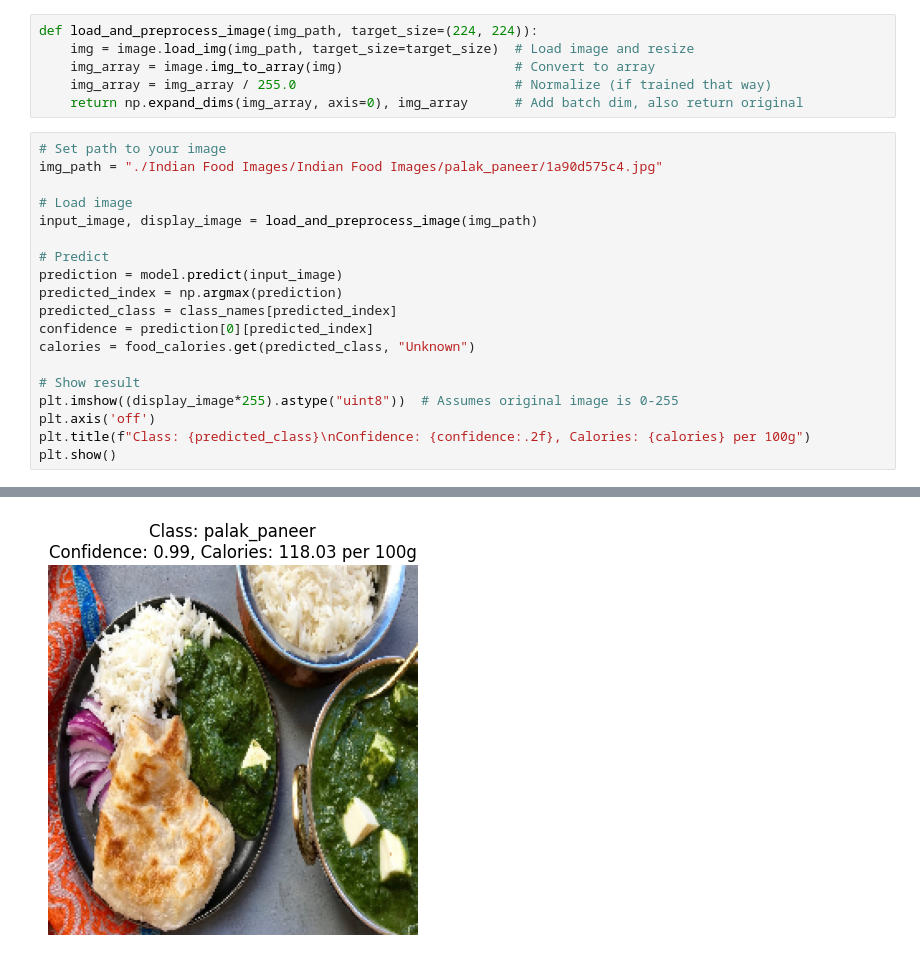
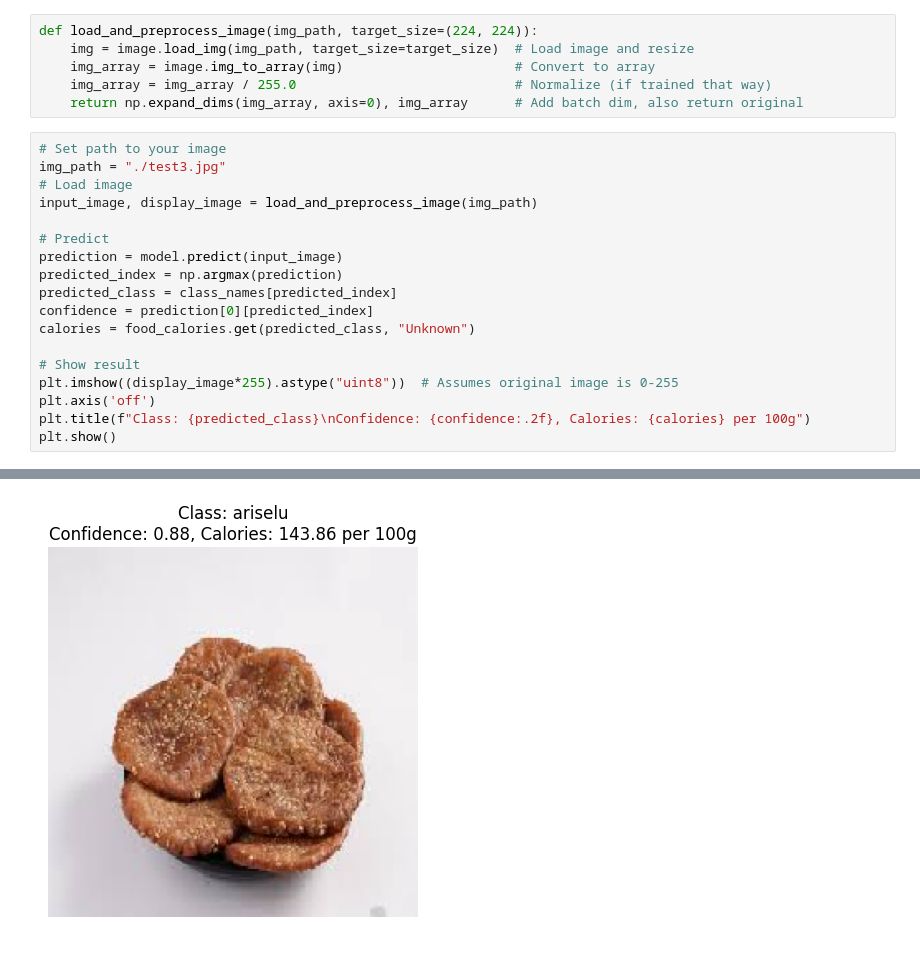
Before and after one commit to Aryashu-1/Foodie, a Jupyter notebook: test.ipynb, the cells around one changed output, grey strips where cells are left out. Saved outputs shown, nothing was run; the diff lists cells and outputs as text.

```diff
--- a/test.ipynb
+++ b/test.ipynb
@@ -55,8 +55,7 @@ def load_and_preprocess_image(img_path, target_size=(224, 224)):
     return np.expand_dims(img_array, axis=0), img_array      # Add batch dim, also return original
 # %%
 # Set path to your image
-img_path = "./Indian Food Images/Indian Food Images/palak_paneer/1a90d575c4.jpg"
-
+img_path = "./test3.jpg"
 # Load image
 input_image, display_image = load_and_preprocess_image(img_path)
 
@@ -77 +76 @@ plt.show()
-[figure, old version]
+[figure, new version]
```
Also changed, not shown: parts of 1 cell of this notebook, 8 other files.
